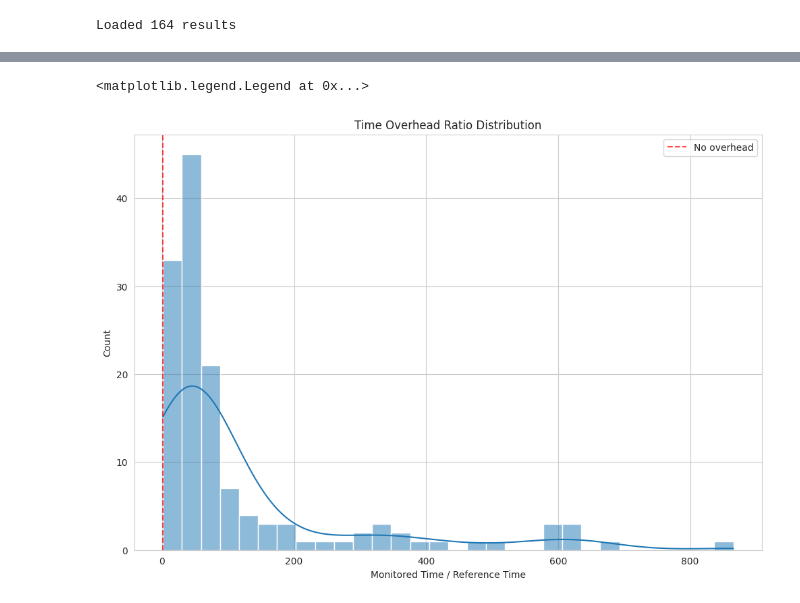
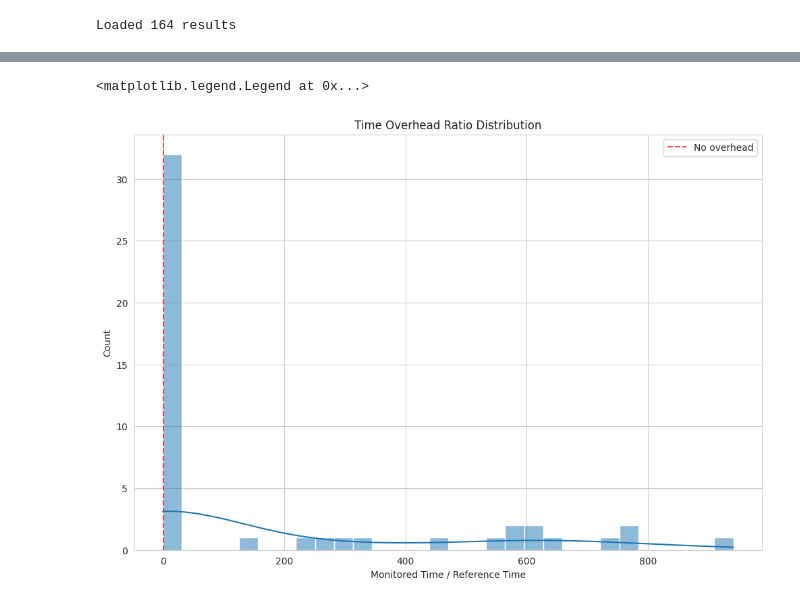
Before and after one commit to jbdoderlein/PyMonitor, a Jupyter notebook: performance/humaneval/analyze_results.ipynb, the cells around one changed output, grey strips where cells are left out. Saved outputs shown, nothing was run; the diff lists cells and outputs as text; code cells hidden in the pictures.

```diff
--- a/performance/humaneval/analyze_results.ipynb
+++ b/performance/humaneval/analyze_results.ipynb
@@ -42,6 +42,7 @@ for result in results:
             'version': 'reference',
             'wall_time': ref_data.get('wall_time', 0),
             'user_time': ref_data.get('user_time', 0),
+            'problem_time': sum(ref_data.get('internal_time', []))/len(ref_data.get('internal_time', [])) / 1e9 if ref_data.get('internal_time', []) else 0,
             'system_time': ref_data.get('system_time', 0),
             'max_memory_kb': ref_data.get('max_memory_kb', 0),
             'success': ref_data.get('success', False),
@@ -57,6 +58,7 @@ for result in results:
             'wall_time': mon_data.get('wall_time', 0),
             'user_time': mon_data.get('user_time', 0),
             'system_time': mon_data.get('system_time', 0),
+            'problem_time': sum(mon_data.get('internal_time', []))/len(mon_data.get('internal_time', [])) / 1e9 if mon_data.get('internal_time', []) else 0,
             'max_memory_kb': mon_data.get('max_memory_kb', 0),
             'success': mon_data.get('success', False),
             'db_size_bytes': mon_data.get('db_size_bytes', 0)
@@ -70,6 +72,7 @@ for result in results:
             'wall_time': mon_data.get('wall_time', 0),
             'user_time': mon_data.get('user_time', 0),
             'system_time': mon_data.get('system_time', 0),
+            'problem_time': sum(mon_data.get('internal_time', []))/len(mon_data.get('internal_time', [])) / 1e9 if mon_data.get('internal_time', []) else 0,
             'max_memory_kb': mon_data.get('max_memory_kb', 0),
             'success': mon_data.get('success', False),
             'db_size_bytes': mon_data.get('db_size_bytes', 0)
@@ -85,7 +88,8 @@ print(f"Success rate - Monitored Function: {df[df['version'] == 'monitored_funct
 df.groupby('version').agg({
     'wall_time': ['mean', 'median', 'std'],
     'max_memory_kb': ['mean', 'median', 'std'],
-    'success': 'mean'
+    'success': 'mean',
+    'problem_time': ['mean', 'median', 'std']
 }).round(4)
 # %% [output]
 Processed 492 data points
@@ -168,16 +238,16 @@ plt.show()
 # %%
 # Same as before, but remove outliers
 # Calculate overhead for successful runs
-pivot_time = df.pivot(index='problem_index', columns='version', values='wall_time')
+pivot_time = df.pivot(index='problem_index', columns='version', values='problem_time')
 pivot_time = pivot_time.dropna()
-pivot_time['overhead_ratio'] = pivot_time['monitored'] / pivot_time['reference']
+pivot_time['overhead_ratio'] = pivot_time['monitored_line'] / pivot_time['reference']
 
 pivot_time = pivot_time[pivot_time['overhead_ratio'] < 1000]
 sns.histplot(pivot_time['overhead_ratio'], bins=30, kde=True)
 plt.axvline(x=1, color='red', linestyle='--', alpha=0.7, label='No overhead')
 plt.title('Time Overhead Ratio Distribution')
 plt.xlabel('Monitored Time / Reference Time')
 plt.legend()
 # %% [output]
 <matplotlib.legend.Legend at 0x...>
-[figure, old version]
+[figure, new version]
```
Also changed, not shown: parts of 5 cells of this notebook, 26 other files.
